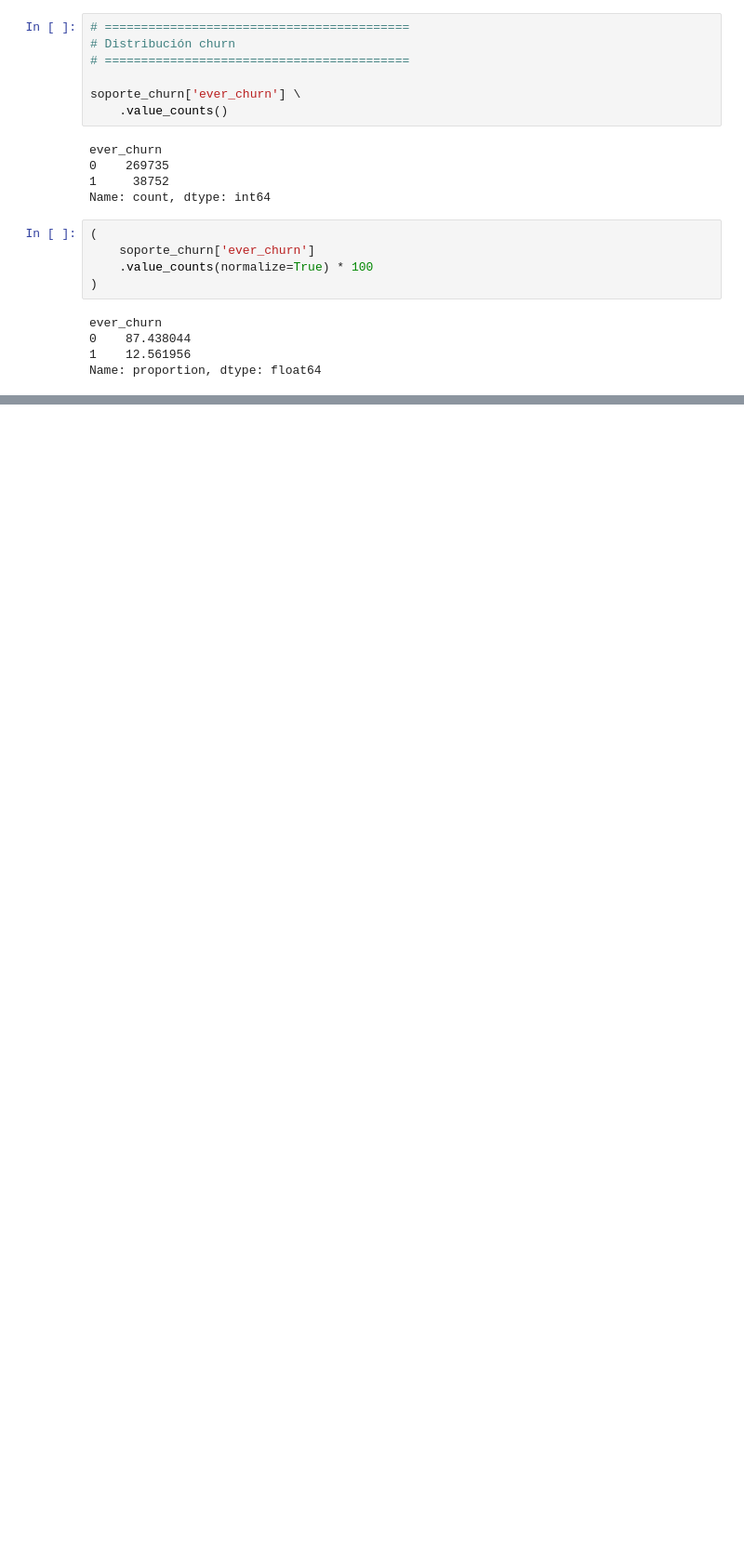
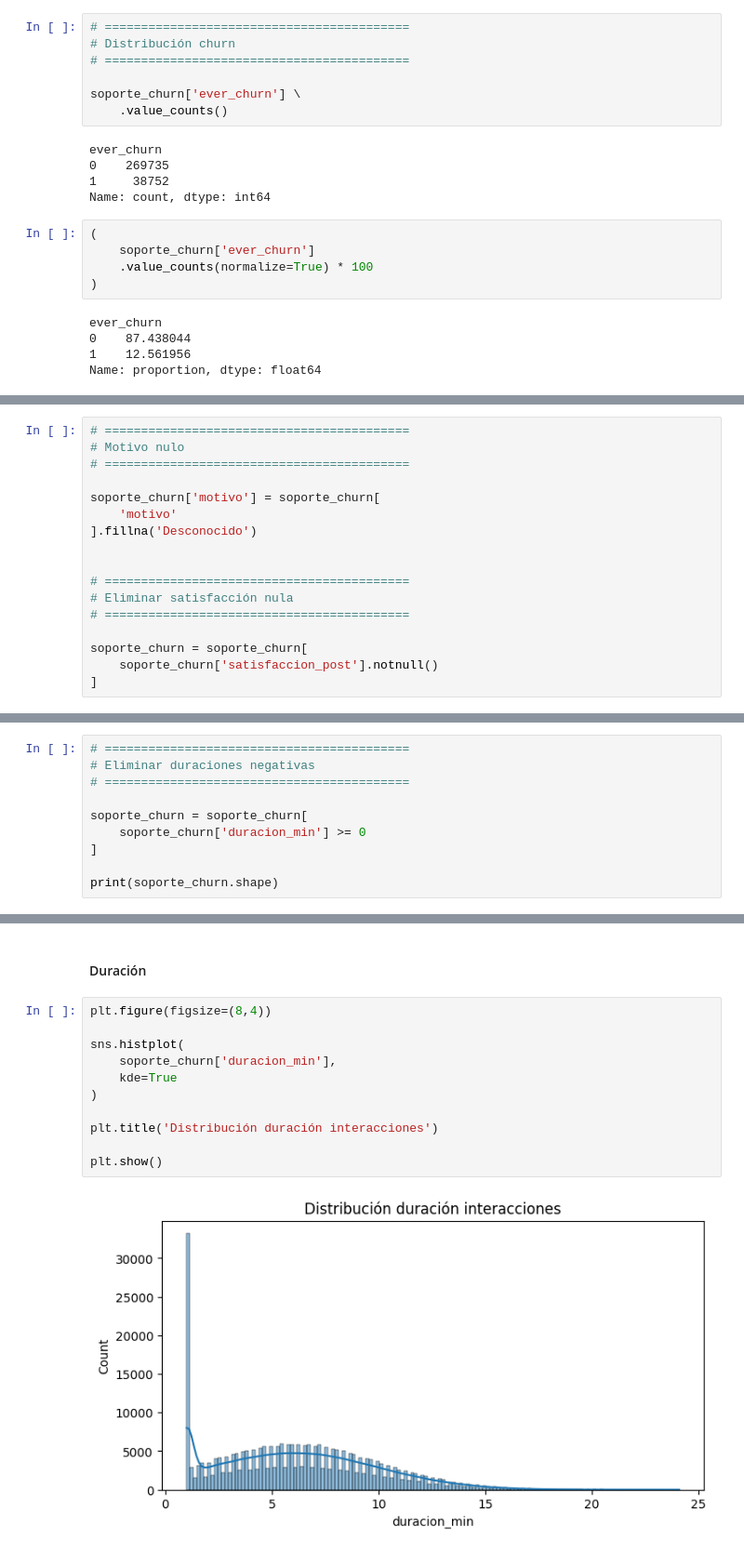
Before and after one commit to cunatpablo-afk/UCV-Churn, a Jupyter notebook: notebooks/EDA_Interacciones_soporte.ipynb, the cells around one changed output, grey strips where cells are left out. Shown at 93% size. Saved outputs shown, nothing was run; the diff lists cells and outputs as text; blank space fills up the shorter version.

Commit message:
Interacciones soporte estudio univariantes

```diff
--- a/notebooks/EDA_Interacciones_soporte.ipynb
+++ b/notebooks/EDA_Interacciones_soporte.ipynb
@@ -160,0 +300,17 @@ Name: proportion, dtype: float64
+# %%
+# ==========================================
+# Motivo nulo
+# ==========================================
+
+soporte_churn['motivo'] = soporte_churn[
+    'motivo'
+].fillna('Desconocido')
+
+
+# ==========================================
+# Eliminar satisfacción nula
+# ==========================================
+
+soporte_churn = soporte_churn[
+    soporte_churn['satisfaccion_post'].notnull()
+]
@@ -160,0 +359,10 @@ Name: proportion, dtype: float64
+# %%
+# ==========================================
+# Eliminar duraciones negativas
+# ==========================================
+
+soporte_churn = soporte_churn[
+    soporte_churn['duracion_min'] >= 0
+]
+
+print(soporte_churn.shape)
@@ -160,0 +558,15 @@ Name: proportion, dtype: float64
+# %% [markdown]
+#### Duración
+# %%
+plt.figure(figsize=(8,4))
+
+sns.histplot(
+    soporte_churn['duracion_min'],
+    kde=True
+)
+
+plt.title('Distribución duración interacciones')
+
+plt.show()
+# %% [output]
+[figure, added]
```
Also changed, not shown: parts of 71 cells of this notebook.
